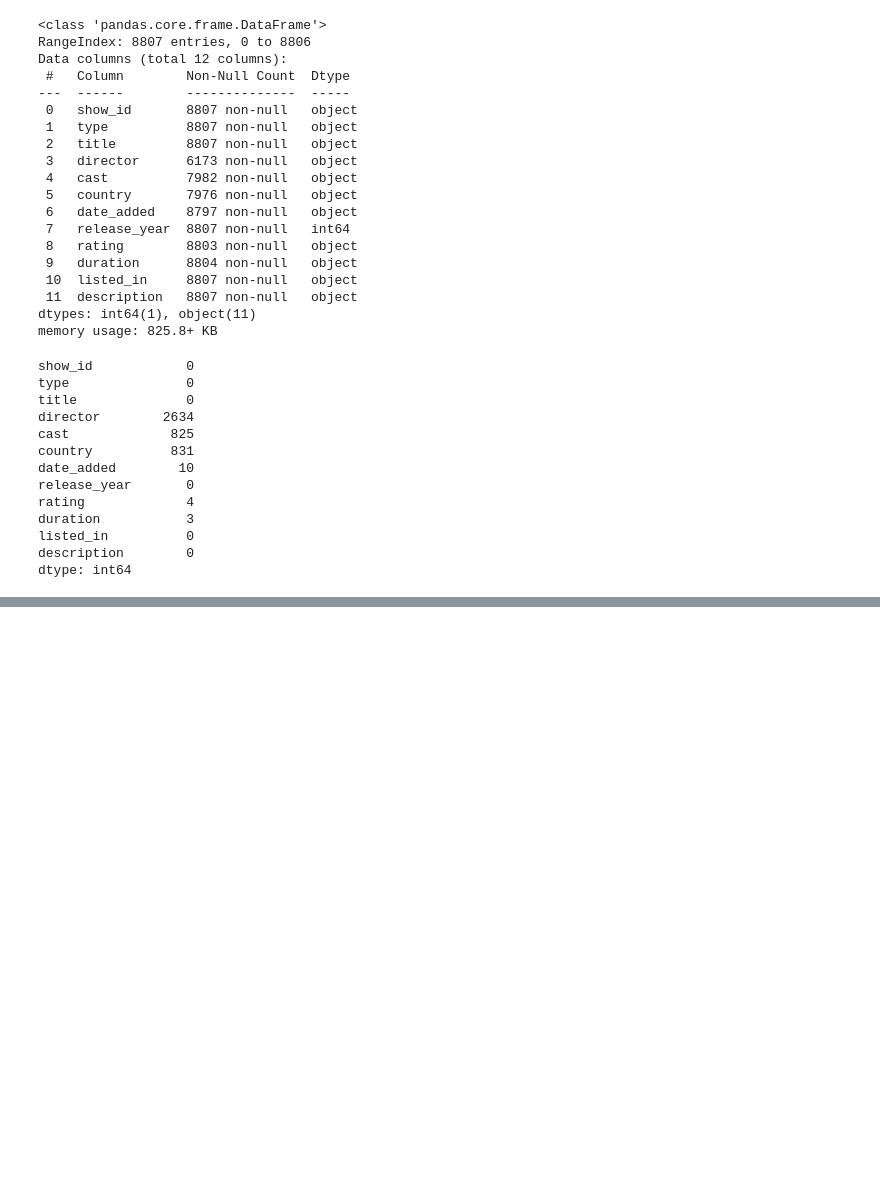
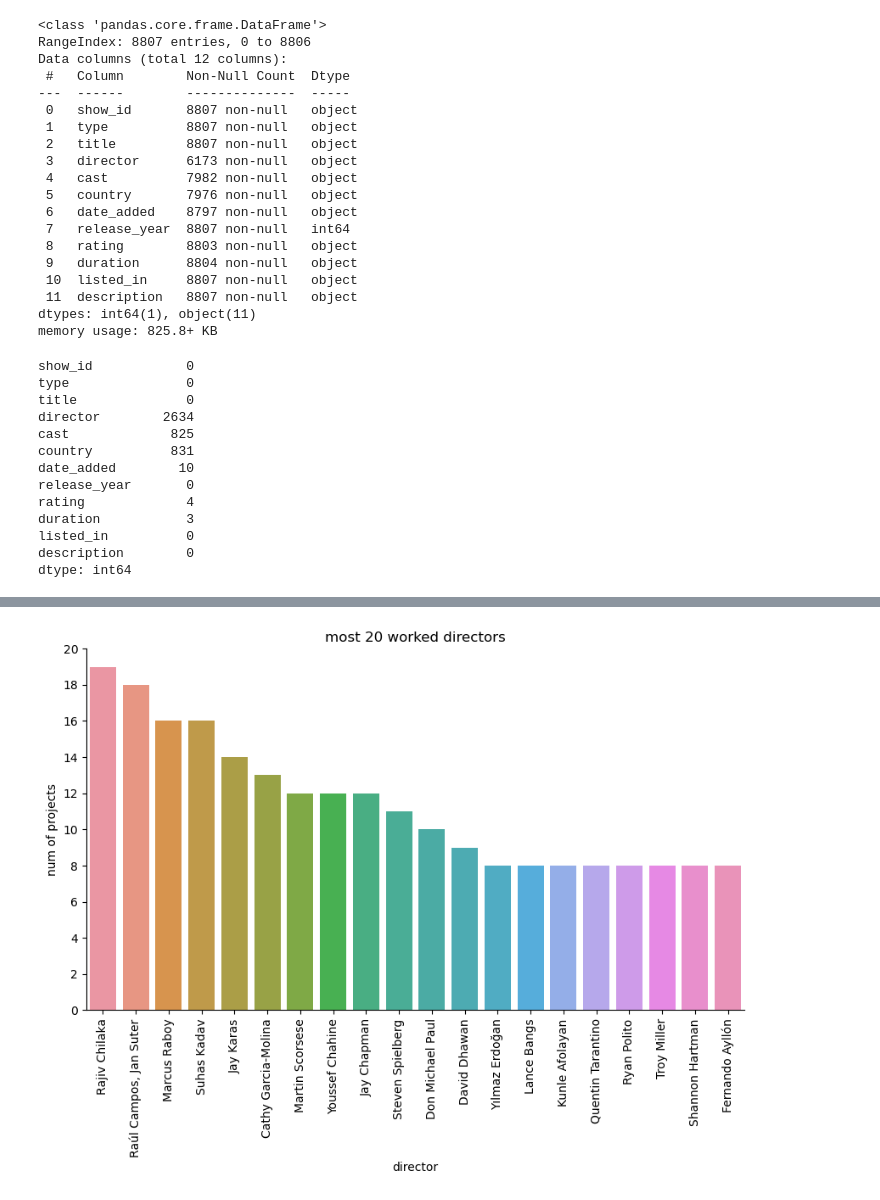
Before and after one commit to ahmed0naser/Netflix, a Jupyter notebook: NetflixVisualization.ipynb, the cells around one changed output, grey strips where cells are left out. Cells and saved outputs as stored; diff of their text form; code cells hidden in the pictures; blank space fills up the shorter version.

Commit message:
visualization

```diff
--- a/NetflixVisualization.ipynb
+++ b/NetflixVisualization.ipynb
@@ -61,0 +82,2 @@ dtype: int64
+# %%
+df['director'].dropna(inplace=True)
@@ -61,0 +91,2 @@ dtype: int64
+# %%
+df['country'].fillna(value=df['country'].mode().iloc[0],inplace=True)
@@ -61,0 +111,8 @@ dtype: int64
+# %%
+df['date_added']=df['date_added'].str.strip()
+df['date_added'] = pd.to_datetime(df['date_added'], format='%B %d, %Y')
+# %%
+dirc=df['director'].value_counts()
+dirc=dirc[:20].reset_index()
+dirc.columns=['director','num of projects']
+dirc
@@ -61,0 +137,8 @@ dtype: int64
+# %%
+sns.catplot(data=dirc,x='director',y='num of projects',kind='bar',aspect=1.8).set(xlabel='director',ylabel='num of projects')
+plt.title('most 20 worked directors')
+plt.xticks(rotation=90)
+plt.yticks(np.arange(0,dirc.loc[0,'num of projects']+2,2))
+plt.show()
+# %% [output]
+[figure, added]
```
Also changed, not shown: parts of 22 cells of this notebook.
